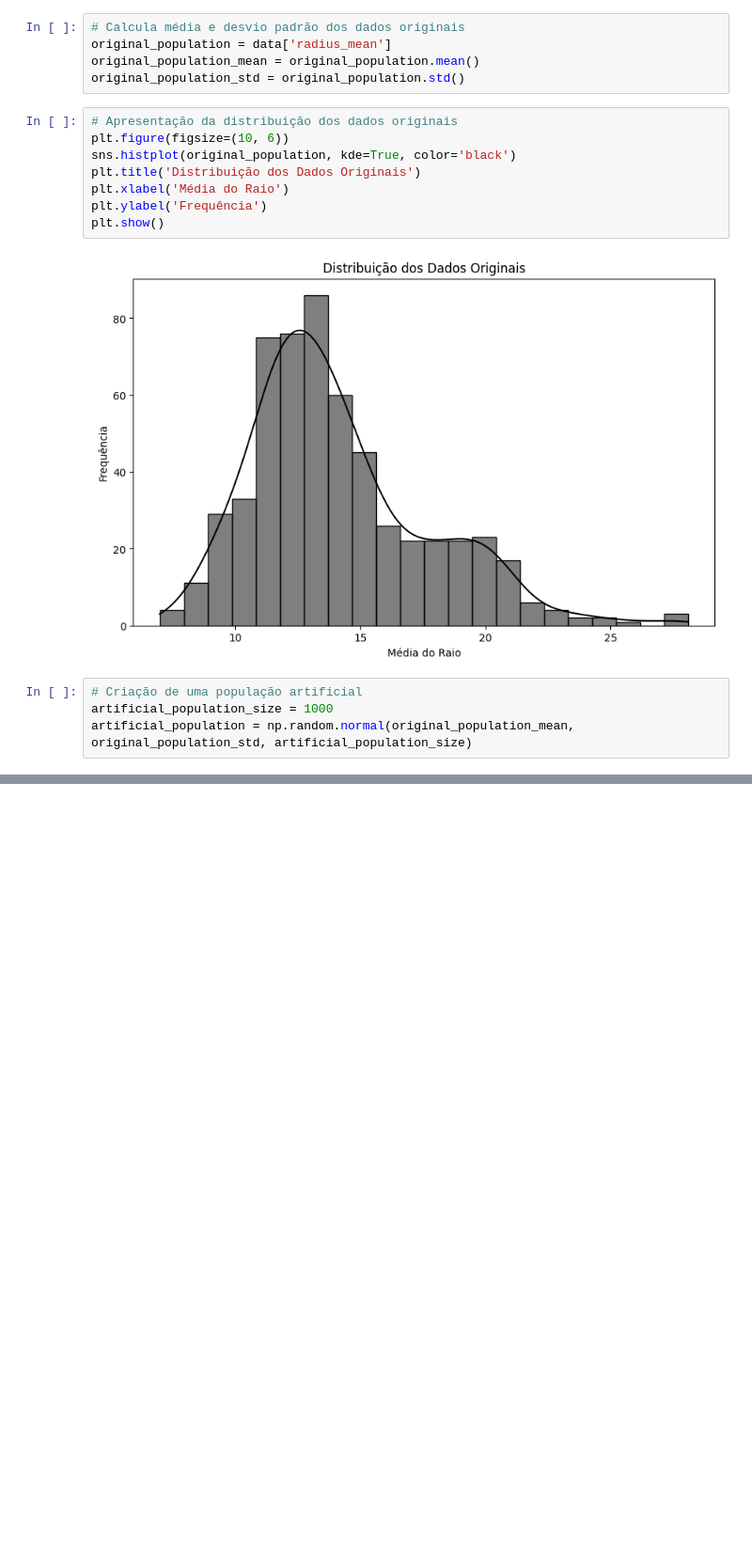
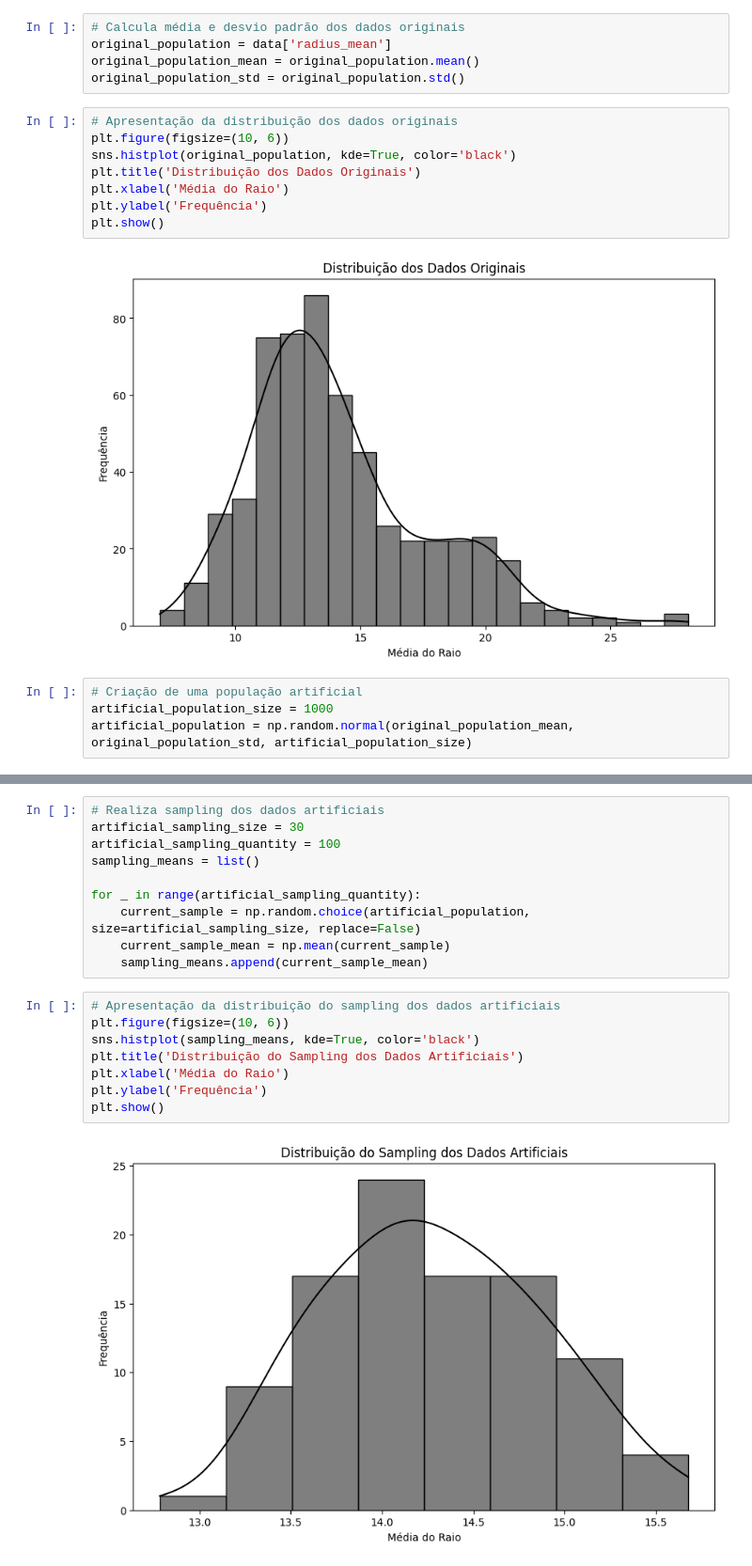
Before and after one commit to gabrielgaia/ficcd-activity-3, a Jupyter notebook: main.ipynb, the cells around one changed output, grey strips where cells are left out. Shown at 94% size. Saved outputs shown, nothing was run; the diff lists cells and outputs as text; blank space fills up the shorter version.

```diff
--- a/main.ipynb
+++ b/main.ipynb
@@ -114,0 +115,20 @@ plt.show()
+# %%
+# Realiza sampling dos dados artificiais
+artificial_sampling_size = 30
+artificial_sampling_quantity = 100
+sampling_means = list()
+
+for _ in range(artificial_sampling_quantity):
+    current_sample = np.random.choice(artificial_population, size=artificial_sampling_size, replace=False)
+    current_sample_mean = np.mean(current_sample)
+    sampling_means.append(current_sample_mean)
+# %%
+# Apresentação da distribuição do sampling dos dados artificiais
+plt.figure(figsize=(10, 6))
+sns.histplot(sampling_means, kde=True, color='black')
+plt.title('Distribuição do Sampling dos Dados Artificiais')
+plt.xlabel('Média do Raio')
+plt.ylabel('Frequência')
+plt.show()
+# %% [output]
+[figure, added]
```
Also changed, not shown: parts of 3 cells of this notebook.
